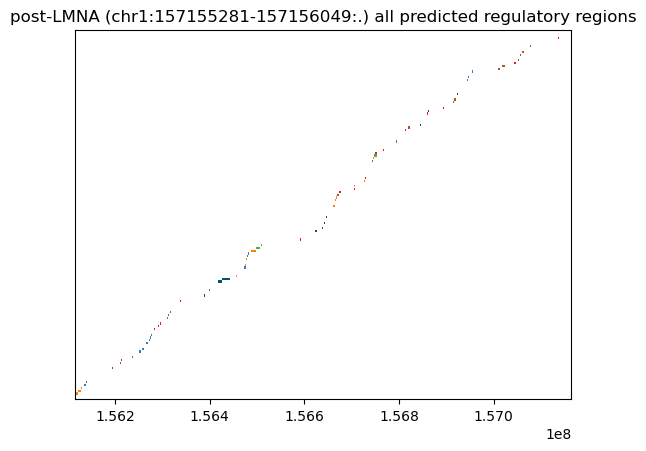
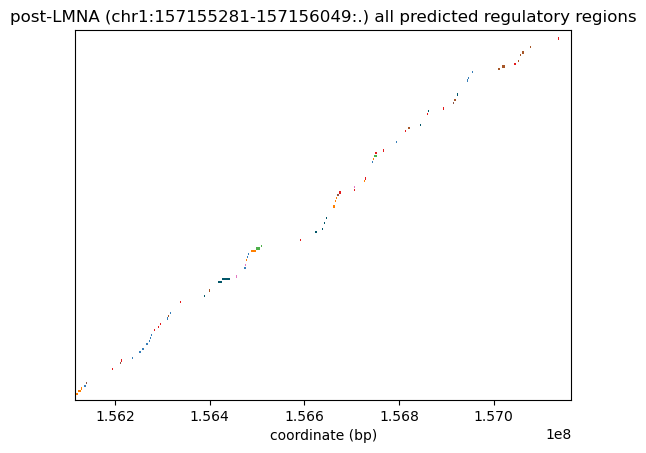
Unified diff of the notebook cell whose output changed from the first chart to the second:
--- before
+++ after
@@ -18,4 +18,5 @@
 ax.set_ylim(-1, len(intervals))
 ax.set_yticks([])
+ax.set_xlabel("coordinate (bp)")
 ax.set_title(f'{lmna_context}-LMNA ({interval}) all predicted regulatory regions')
 fig.savefig(f'figs/lmna_predictions_LV_1MB_{lmna_context}_all_preds.png', dpi=300, bbox_inches="tight")

Commit: updated figures